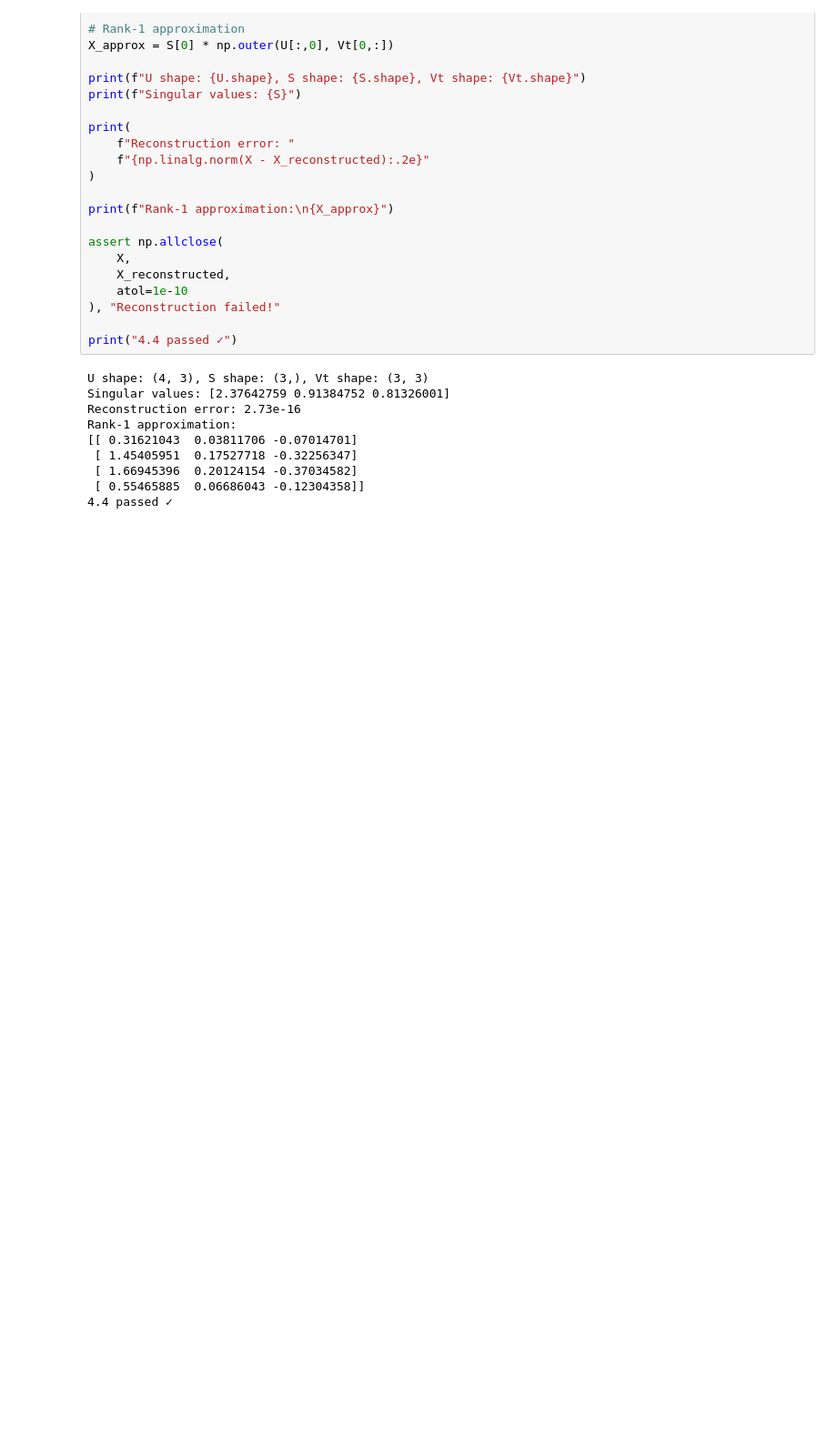
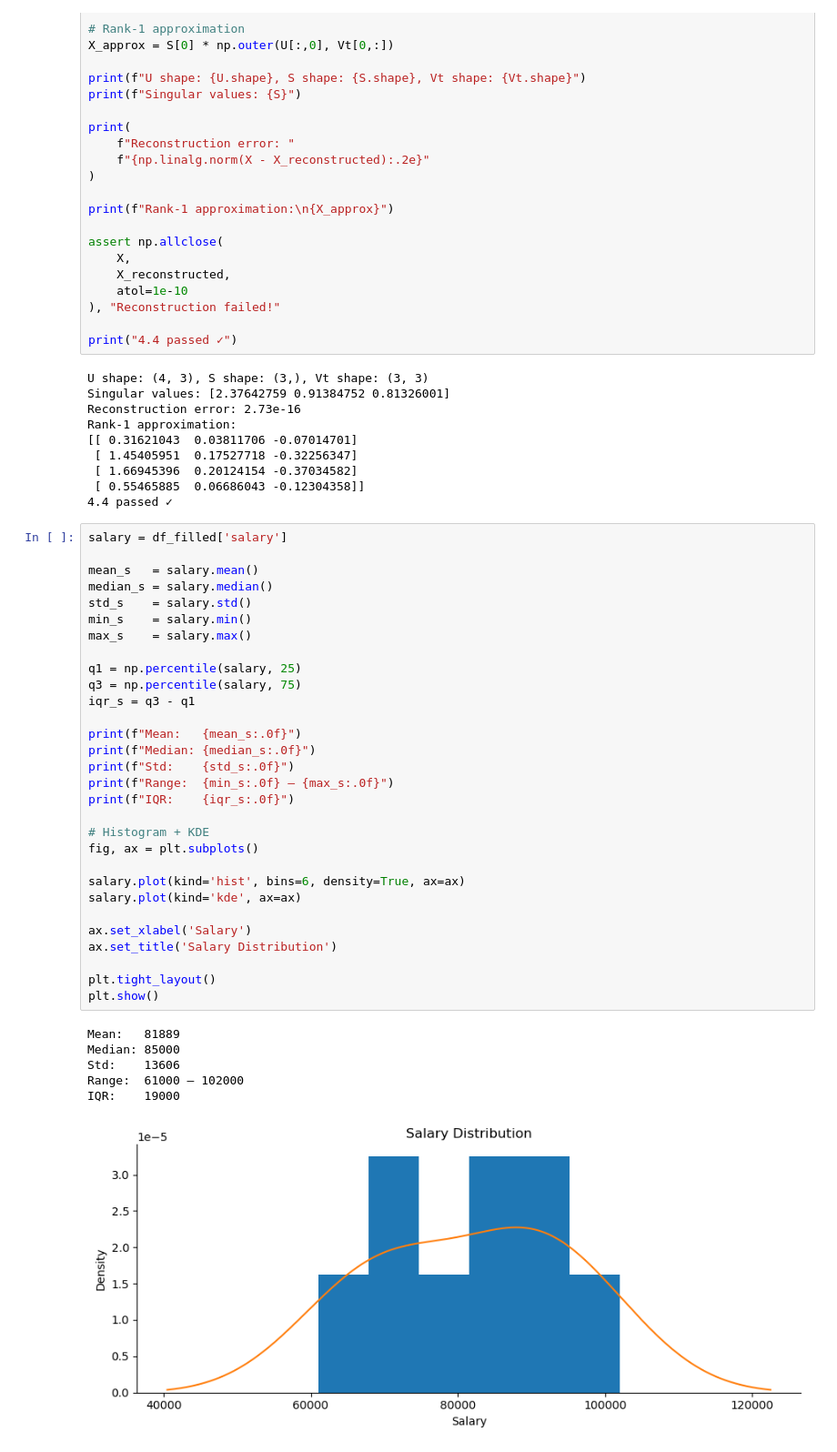
Before and after one commit to kaushikjayant-cyber/Celebal_Internship_Assignment, a Jupyter notebook: Week1_Jayant_Kaushik.ipynb, the cells around one changed output. Shown at 91% size. Cells and saved outputs as stored; diff of their text form; blank space fills up the shorter version.

```diff
--- a/Week1_Jayant_Kaushik.ipynb
+++ b/Week1_Jayant_Kaushik.ipynb
@@ -504,3 +504,40 @@ Rank-1 approximation:
  [ 1.66945396  0.20124154 -0.37034582]
  [ 0.55465885  0.06686043 -0.12304358]]
 4.4 passed ✓
+# %%
+salary = df_filled['salary']
+
+mean_s   = salary.mean()
+median_s = salary.median()
+std_s    = salary.std()
+min_s    = salary.min()
+max_s    = salary.max()
+
+q1 = np.percentile(salary, 25)
+q3 = np.percentile(salary, 75)
+iqr_s = q3 - q1
+
+print(f"Mean:   {mean_s:.0f}")
+print(f"Median: {median_s:.0f}")
+print(f"Std:    {std_s:.0f}")
+print(f"Range:  {min_s:.0f} – {max_s:.0f}")
+print(f"IQR:    {iqr_s:.0f}")
+
+# Histogram + KDE
+fig, ax = plt.subplots()
+
+salary.plot(kind='hist', bins=6, density=True, ax=ax)
+salary.plot(kind='kde', ax=ax)
+
+ax.set_xlabel('Salary')
+ax.set_title('Salary Distribution')
+
+plt.tight_layout()
+plt.show()
+# %% [output]
+Mean:   81889
+Median: 85000
+Std:    13606
+Range:  61000 – 102000
+IQR:    19000
+[figure, added]
```
Also changed, not shown: parts of 4 cells of this notebook.
